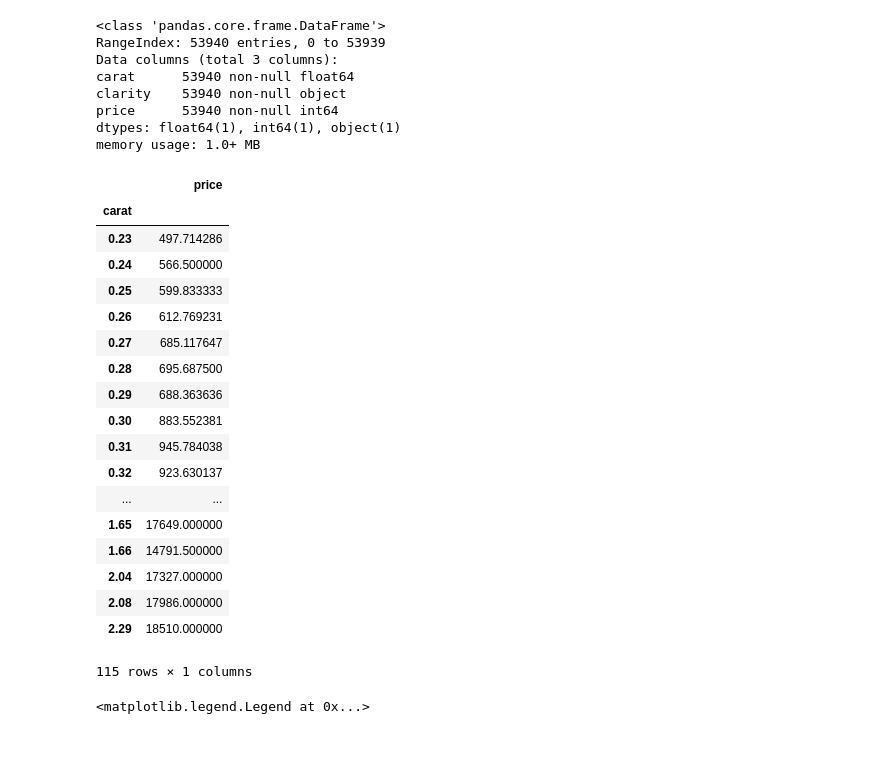
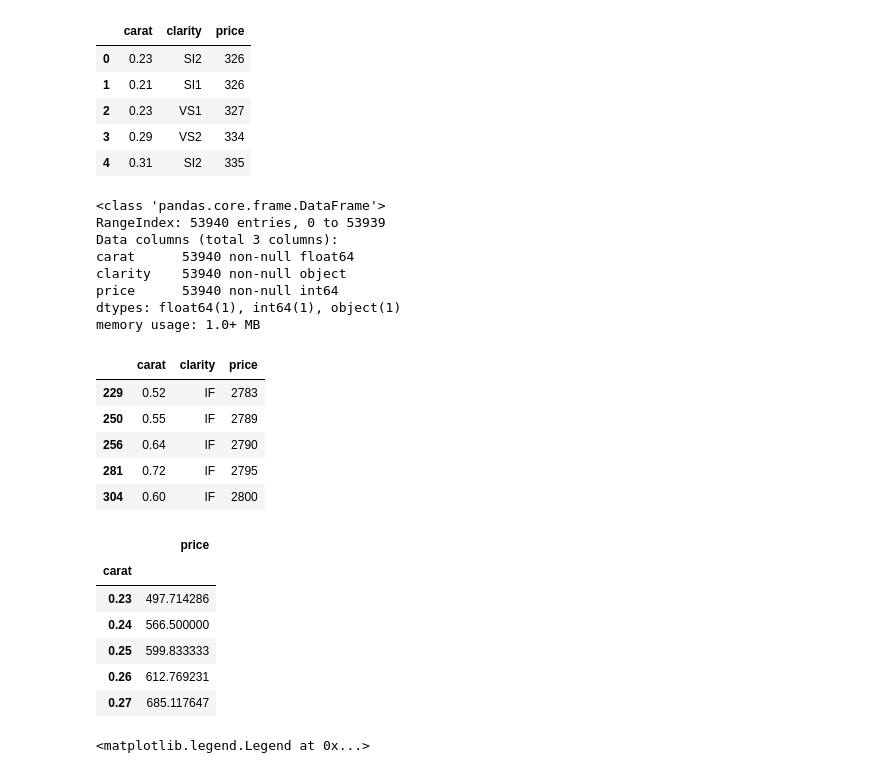
Before and after one commit to JorgeOsorio97/DiamondsPriceAnalisis, a Jupyter notebook: diamonds.ipynb, the cells around one changed output. Drawn from its saved outputs; the diff is of its cells as text; code cells hidden in the pictures; blank space fills up the shorter version.

```diff
--- a/diamonds.ipynb
+++ b/diamonds.ipynb
@@ -5,16 +5,24 @@ import matplotlib.pyplot as plt
 # %%
 data = pd.read_csv('Mispriced-Diamonds.csv')
 data.head()
-data.info()
 # %% [output]
-<class 'pandas.core.frame.DataFrame'>
-RangeIndex: 53940 entries, 0 to 53939
-Data columns (total 3 columns):
-carat      53940 non-null float64
-clarity    53940 non-null object
-price      53940 non-null int64
-dtypes: float64(1), int64(1), object(1)
-memory usage: 1.0+ MB
+|  | carat | clarity | price |
+| 0 | 0.23 | SI2 | 326 |
+| 1 | 0.21 | SI1 | 326 |
+| 2 | 0.23 | VS1 | 327 |
+| 3 | 0.29 | VS2 | 334 |
+| 4 | 0.31 | SI2 | 335 |
+# %%
+data.info()
+# %% [output]
+<class 'pandas.core.frame.DataFrame'>
+RangeIndex: 53940 entries, 0 to 53939
+Data columns (total 3 columns):
+carat      53940 non-null float64
+clarity    53940 non-null object
+price      53940 non-null int64
+dtypes: float64(1), int64(1), object(1)
+memory usage: 1.0+ MB
 # %%
 IF_data=data[np.logical_and(data['clarity']=='IF' , data['carat']<2.5)]
 VVS1_data=data[np.logical_and(data['clarity']=='VVS1' , data['carat']<2.5)]
@@ -24,36 +32,34 @@ VS2_data=data[np.logical_and(data['clarity']=='VS2' , data['carat']<2.5)]
 SI1_data=data[np.logical_and(data['clarity']=='SI1' , data['carat']<2.5)]
 SI2_data=data[np.logical_and(data['clarity']=='SI2' , data['carat']<2.5)]
 I1_data=data[np.logical_and(data['clarity']=='I1' , data['carat']<2.5)]
+
+
+IF_data.head()
+# %% [output]
+|  | carat | clarity | price |
+| 229 | 0.52 | IF | 2783 |
+| 250 | 0.55 | IF | 2789 |
+| 256 | 0.64 | IF | 2790 |
+| 281 | 0.72 | IF | 2795 |
+| 304 | 0.60 | IF | 2800 |
 # %%
 IF_carat = IF_data.groupby('carat').mean()
 VVS1_carat = VVS1_data.groupby('carat').mean()
 VVS2_carat = VVS2_data.groupby('carat').mean()
 VS1_carat = VS1_data.groupby('carat').mean()
 VS2_carat = VS2_data.groupby('carat').mean()
 SI1_carat = SI1_data.groupby('carat').mean()
 SI2_carat = SI2_data.groupby('carat').mean()
 I1_carat = I1_data.groupby('carat').mean()
-IF_carat
+IF_carat.head()
 # %% [output]
 |  | price |
 | carat |  |
 | 0.23 | 497.714286 |
 | 0.24 | 566.500000 |
 | 0.25 | 599.833333 |
 | 0.26 | 612.769231 |
 | 0.27 | 685.117647 |
-| 0.28 | 695.687500 |
-| 0.29 | 688.363636 |
-| 0.30 | 883.552381 |
-| 0.31 | 945.784038 |
-| 0.32 | 923.630137 |
-| ... | ... |
-| 1.65 | 17649.000000 |
-| 1.66 | 14791.500000 |
-| 2.04 | 17327.000000 |
-| 2.08 | 17986.000000 |
-| 2.29 | 18510.000000 |
-115 rows × 1 columns
 # %%
 #Crear figura y subgraficas
 plt.figure(1, figsize=(16, 12))
```
